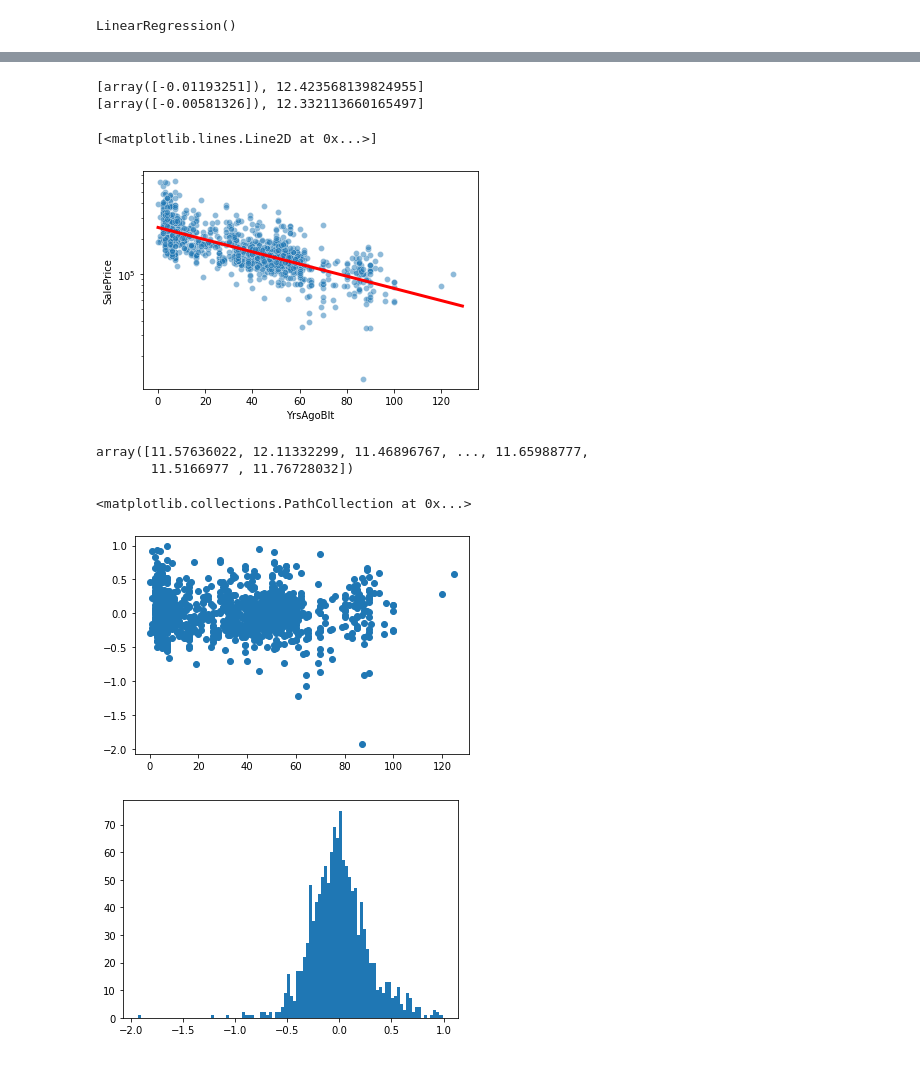
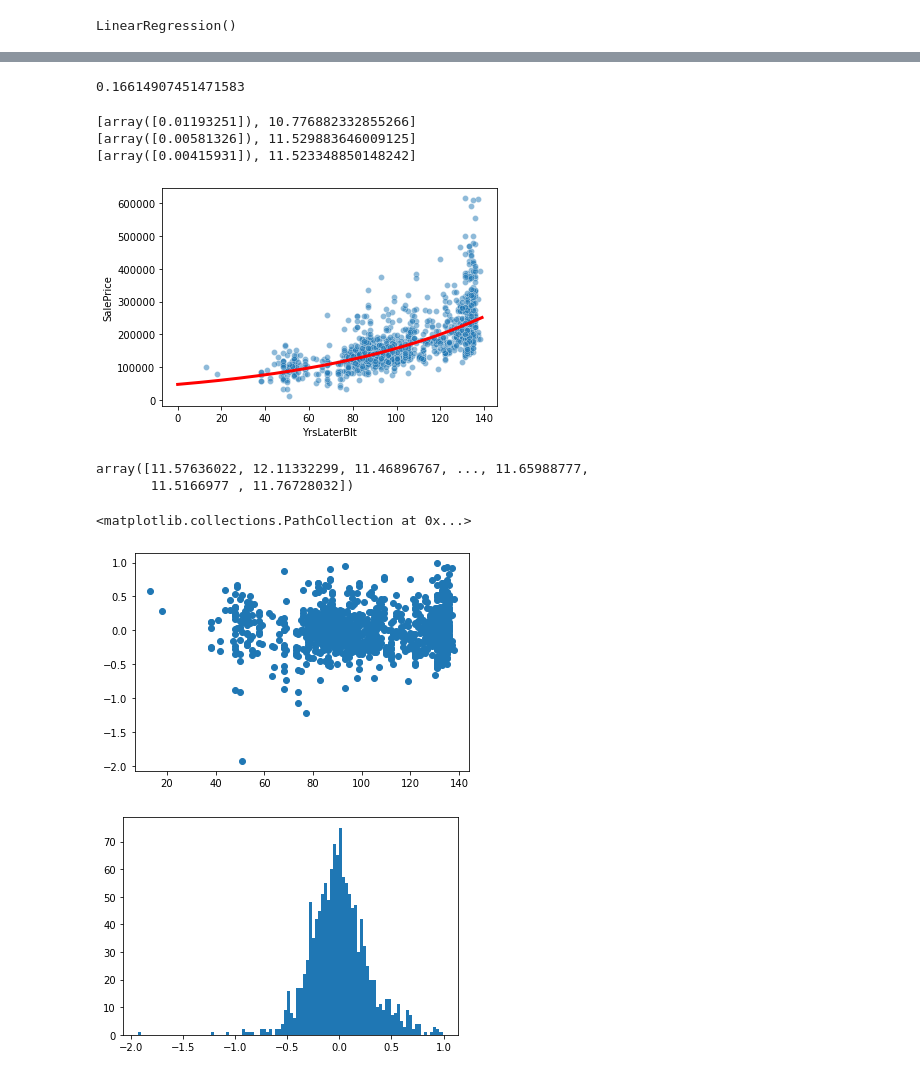
Before and after one commit to kchander92/NYCDSA-Machine-Learning-Project, a Jupyter notebook: Machine Learning EDA and Modeling.ipynb, the cells around one changed output, grey strips where cells are left out. Saved outputs shown, nothing was run; the diff lists cells and outputs as text; code cells hidden in the pictures.

Commit message:
Split house types into 1-story, 2-story and Others for exponential regression models

```diff
--- a/Machine Learning EDA and Modeling.ipynb
+++ b/Machine Learning EDA and Modeling.ipynb
@@ -354,0 +282,2 @@ Name: HouseStyle, dtype: int64
+# %%
+housing_clean['HouseStyle'] = housing_clean['HouseStyle'].where(housing_clean['HouseStyle'].isin(['1Story', '2Story', '2.5Fin', '2.5Unf']), 'Other')
@@ -375,19 +323,23 @@ lm_2story.score(housing_clean[housing_clean['HouseStyle'] == '2Story'][['YrsLate
+# %%
+lm_other.score(housing_clean[housing_clean['HouseStyle'] == 'Other'][['YrsLaterBlt']],
+               np.log(housing_clean[housing_clean['HouseStyle'] == 'Other']['SalePrice']))
+# %% [output]
+0.16614907451471583
 # %%
 print([lm_1story.coef_, lm_1story.intercept_])
 print([lm_2story.coef_, lm_2story.intercept_])
+print([lm_other.coef_, lm_other.intercept_])
 # %% [output]
-[array([-0.01193251]), 12.423568139824955]
-[array([-0.00581326]), 12.332113660165497]
+[array([0.01193251]), 10.776882332855266]
+[array([0.00581326]), 11.529883646009125]
+[array([0.00415931]), 11.523348850148242]
 # %%
-plt.yscale('log')
-
 sb.scatterplot(data=housing_clean[housing_clean['HouseStyle'] == '1Story'],
                x='YrsLaterBlt', y='SalePrice', alpha=0.5)
-plt.plot(range(0, 130),
-         np.exp(lm_1story.intercept_)*np.power(np.exp(lm_1story.coef_[0]),range(0, 130)), 'r', linewidth=3)
+plt.plot(range(0, 140),
+         np.exp(lm_1story.intercept_)*np.power(np.exp(lm_1story.coef_[0]),range(0, 140)), 'r', linewidth=3);
 # %% [output]
-[<matplotlib.lines.Line2D at 0x...>]
-[figure, old version]
+[figure, new version]
 # %%
 logprice_predict_1story = lm_1story.predict(housing_clean[housing_clean['HouseStyle'] == '1Story'][['YrsLaterBlt']])
 logprice_predict_1story
@@ -399,7 +351,7 @@ plt.scatter(housing_clean[housing_clean['HouseStyle'] == '1Story']['YrsLaterBlt'
             np.log(housing_clean[housing_clean['HouseStyle'] == '1Story']['SalePrice']) - logprice_predict_1story)
 # %% [output]
 <matplotlib.collections.PathCollection at 0x...>
-[figure, old version]
+[figure, new version]
 # %%
 plt.hist(np.log(housing_clean[housing_clean['HouseStyle'] == '1Story']['SalePrice']) - logprice_predict_1story,
          bins=100);
```
Also changed, not shown: parts of 40 cells of this notebook.
